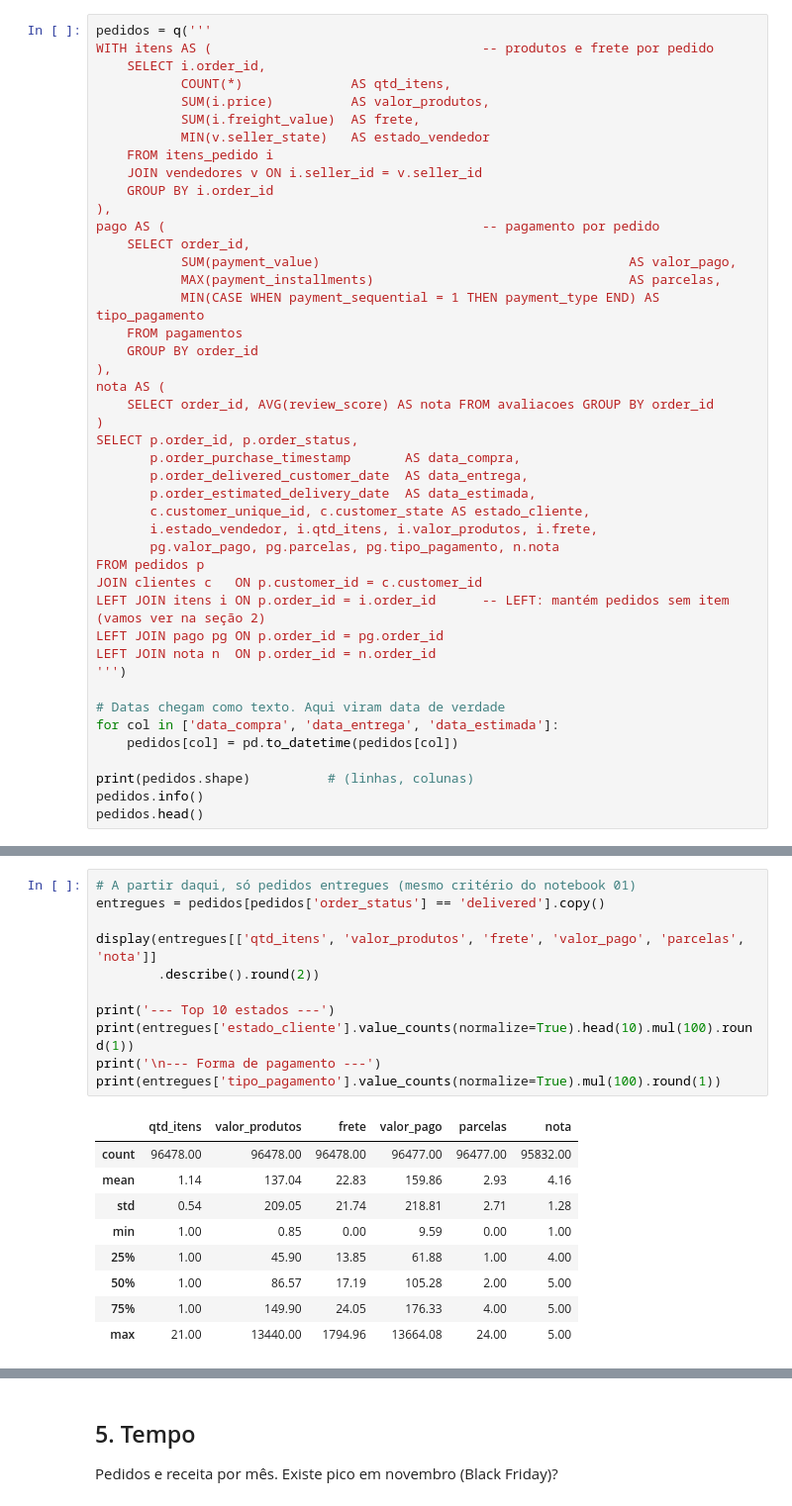
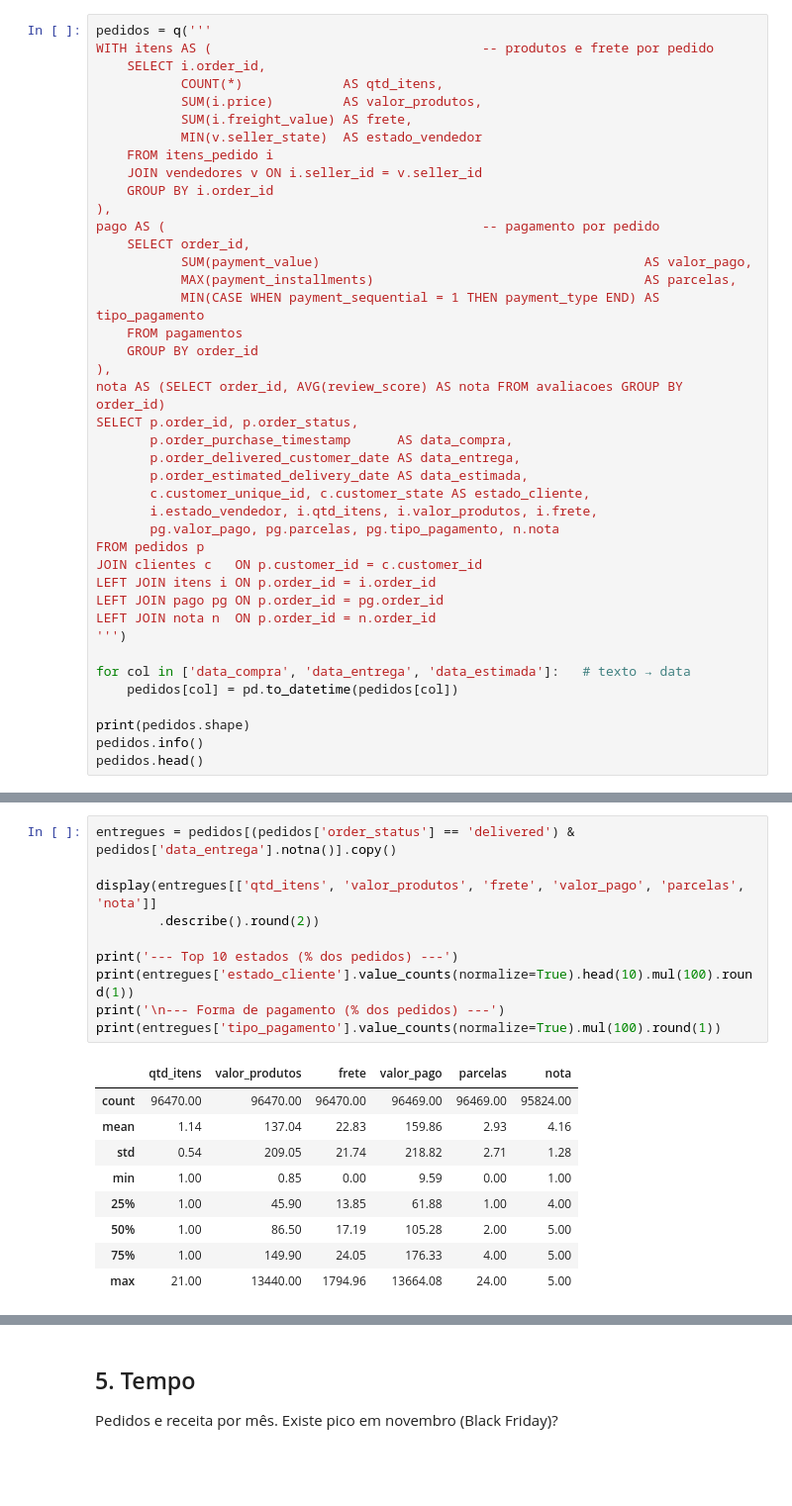
Before and after one commit to jessicapmartins/segmentacao-clientes-olist, a Jupyter notebook: notebooks/02_eda.ipynb, the cells around one changed output, grey strips where cells are left out. Shown at 99% size. Cells and saved outputs as stored; diff of their text form; blank space fills up the shorter version.

```diff
--- a/notebooks/02_eda.ipynb
+++ b/notebooks/02_eda.ipynb
@@ -24,44 +28,41 @@ Monte uma visão por pedido juntando pedidos, clientes, pagamentos e avaliaçõe
 pedidos = q('''
 WITH itens AS (                                   -- produtos e frete por pedido
     SELECT i.order_id,
-           COUNT(*)              AS qtd_itens,
-           SUM(i.price)          AS valor_produtos,
-           SUM(i.freight_value)  AS frete,
-           MIN(v.seller_state)   AS estado_vendedor
+           COUNT(*)             AS qtd_itens,
+           SUM(i.price)         AS valor_produtos,
+           SUM(i.freight_value) AS frete,
+           MIN(v.seller_state)  AS estado_vendedor
     FROM itens_pedido i
     JOIN vendedores v ON i.seller_id = v.seller_id
     GROUP BY i.order_id
 ),
 pago AS (                                         -- pagamento por pedido
     SELECT order_id,
-           SUM(payment_value)                                        AS valor_pago,
-           MAX(payment_installments)                                 AS parcelas,
+           SUM(payment_value)                                          AS valor_pago,
+           MAX(payment_installments)                                   AS parcelas,
            MIN(CASE WHEN payment_sequential = 1 THEN payment_type END) AS tipo_pagamento
     FROM pagamentos
     GROUP BY order_id
 ),
-nota AS (
-    SELECT order_id, AVG(review_score) AS nota FROM avaliacoes GROUP BY order_id
-)
+nota AS (SELECT order_id, AVG(review_score) AS nota FROM avaliacoes GROUP BY order_id)
 SELECT p.order_id, p.order_status,
-       p.order_purchase_timestamp       AS data_compra,
-       p.order_delivered_customer_date  AS data_entrega,
-       p.order_estimated_delivery_date  AS data_estimada,
+       p.order_purchase_timestamp      AS data_compra,
+       p.order_delivered_customer_date AS data_entrega,
+       p.order_estimated_delivery_date AS data_estimada,
        c.customer_unique_id, c.customer_state AS estado_cliente,
        i.estado_vendedor, i.qtd_itens, i.valor_produtos, i.frete,
        pg.valor_pago, pg.parcelas, pg.tipo_pagamento, n.nota
 FROM pedidos p
 JOIN clientes c   ON p.customer_id = c.customer_id
-LEFT JOIN itens i ON p.order_id = i.order_id      -- LEFT: mantém pedidos sem item (vamos ver na seção 2)
+LEFT JOIN itens i ON p.order_id = i.order_id
 LEFT JOIN pago pg ON p.order_id = pg.order_id
 LEFT JOIN nota n  ON p.order_id = n.order_id
 ''')
 
-# Datas chegam como texto. Aqui viram data de verdade
-for col in ['data_compra', 'data_entrega', 'data_estimada']:
+for col in ['data_compra', 'data_entrega', 'data_estimada']:   # texto → data
     pedidos[col] = pd.to_datetime(pedidos[col])
 
-print(pedidos.shape)          # (linhas, colunas)
+print(pedidos.shape)
 pedidos.info()
 pedidos.head()
 # %% [output]
@@ -129,21 +132,20 @@ Entrega antes da compra: 0
 # %%
-# A partir daqui, só pedidos entregues (mesmo critério do notebook 01)
-entregues = pedidos[pedidos['order_status'] == 'delivered'].copy()
+entregues = pedidos[(pedidos['order_status'] == 'delivered') & pedidos['data_entrega'].notna()].copy()
 
 display(entregues[['qtd_itens', 'valor_produtos', 'frete', 'valor_pago', 'parcelas', 'nota']]
         .describe().round(2))
 
-print('--- Top 10 estados ---')
+print('--- Top 10 estados (% dos pedidos) ---')
 print(entregues['estado_cliente'].value_counts(normalize=True).head(10).mul(100).round(1))
-print('\n--- Forma de pagamento ---')
+print('\n--- Forma de pagamento (% dos pedidos) ---')
 print(entregues['tipo_pagamento'].value_counts(normalize=True).mul(100).round(1))
 # %% [output]
 |  | qtd_itens | valor_produtos | frete | valor_pago | parcelas | nota |
-| count | 96478.00 | 96478.00 | 96478.00 | 96477.00 | 96477.00 | 95832.00 |
+| count | 96470.00 | 96470.00 | 96470.00 | 96469.00 | 96469.00 | 95824.00 |
 | mean | 1.14 | 137.04 | 22.83 | 159.86 | 2.93 | 4.16 |
-| std | 0.54 | 209.05 | 21.74 | 218.81 | 2.71 | 1.28 |
+| std | 0.54 | 209.05 | 21.74 | 218.82 | 2.71 | 1.28 |
 | min | 1.00 | 0.85 | 0.00 | 9.59 | 0.00 | 1.00 |
 | 25% | 1.00 | 45.90 | 13.85 | 61.88 | 1.00 | 4.00 |
-| 50% | 1.00 | 86.57 | 17.19 | 105.28 | 2.00 | 5.00 |
+| 50% | 1.00 | 86.50 | 17.19 | 105.28 | 2.00 | 5.00 |
 | 75% | 1.00 | 149.90 | 24.05 | 176.33 | 4.00 | 5.00 |
 | max | 21.00 | 13440.00 | 1794.96 | 13664.08 | 24.00 | 5.00 |
```
Also changed, not shown: parts of 23 cells of this notebook, 3 other files.
